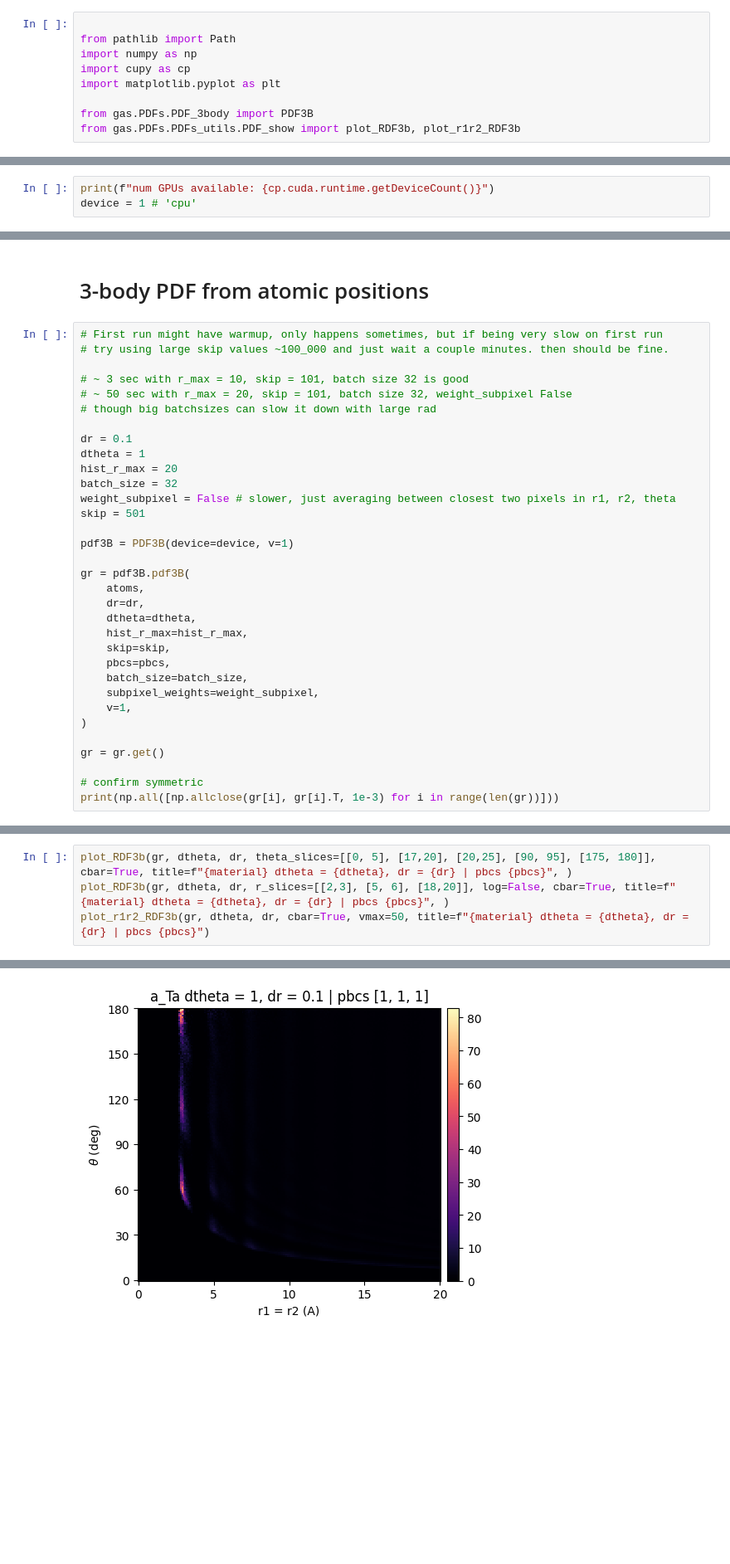
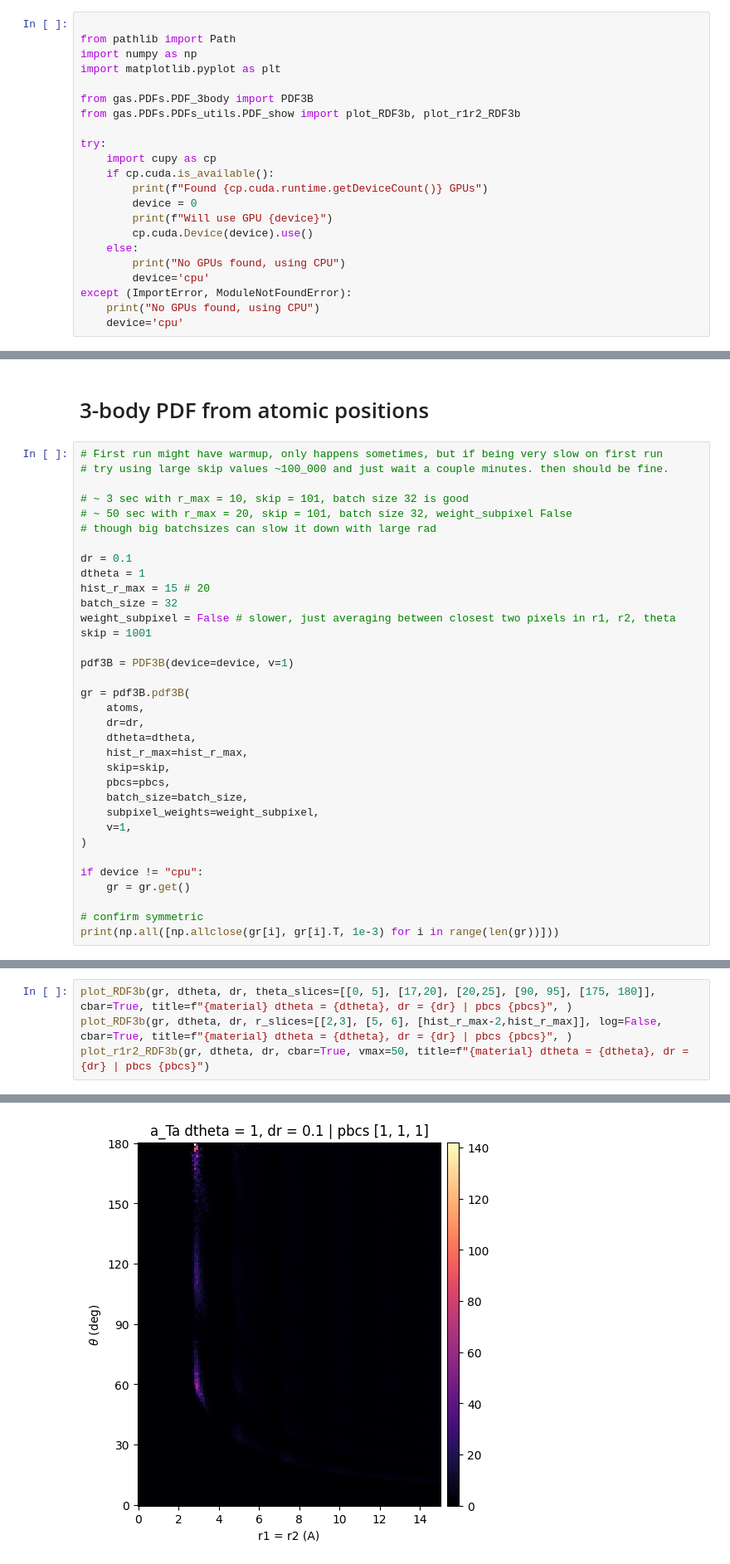
Before and after one commit to Art-MC/GAS, a Jupyter notebook: gas/PDFs/notebooks/PDF_3body_demo.ipynb, the cells around one changed output, grey strips where cells are left out. Shown at 83% size. Saved outputs shown, nothing was run; the diff lists cells and outputs as text; blank space fills up the shorter version.

Commit message:
fixing for environments without gpu/cupy

```diff
--- a/gas/PDFs/notebooks/PDF_3body_demo.ipynb
+++ b/gas/PDFs/notebooks/PDF_3body_demo.ipynb
@@ -5,8 +5,21 @@
 
 from pathlib import Path
 import numpy as np
-import cupy as cp
 import matplotlib.pyplot as plt
 
 from gas.PDFs.PDF_3body import PDF3B
 from gas.PDFs.PDFs_utils.PDF_show import plot_RDF3b, plot_r1r2_RDF3b
+
+try:
+    import cupy as cp
+    if cp.cuda.is_available():
+        print(f"Found {cp.cuda.runtime.getDeviceCount()} GPUs")
+        device = 0
+        print(f"Will use GPU {device}")
+        cp.cuda.Device(device).use()
+    else:
+        print("No GPUs found, using CPU")
+        device='cpu'
+except (ImportError, ModuleNotFoundError):
+    print("No GPUs found, using CPU")
+    device='cpu'
@@ -13,3 +28,0 @@ from gas.PDFs.PDFs_utils.PDF_show import plot_RDF3b, plot_r1r2_RDF3b
-# %%
-print(f"num GPUs available: {cp.cuda.runtime.getDeviceCount()}")
-device = 1 # 'cpu'
@@ -66,10 +77,10 @@ total atoms: 1023999
 
 dr = 0.1
 dtheta = 1
-hist_r_max = 20
+hist_r_max = 15 # 20
 batch_size = 32
 weight_subpixel = False # slower, just averaging between closest two pixels in r1, r2, theta
-skip = 501
+skip = 1001
 
 pdf3B = PDF3B(device=device, v=1)
 
@@ -85,7 +96,8 @@ gr = pdf3B.pdf3B(
     v=1,
 )
 
-gr = gr.get()
+if device != "cpu":
+    gr = gr.get()
 
 # confirm symmetric
 print(np.all([np.allclose(gr[i], gr[i].T, 1e-3) for i in range(len(gr))]))
@@ -104,5 +116,5 @@ True
 # %%
 plot_RDF3b(gr, dtheta, dr, theta_slices=[[0, 5], [17,20], [20,25], [90, 95], [175, 180]], cbar=True, title=f"{material} dtheta = {dtheta}, dr = {dr} | pbcs {pbcs}", )
-plot_RDF3b(gr, dtheta, dr, r_slices=[[2,3], [5, 6], [18,20]], log=False, cbar=True, title=f"{material} dtheta = {dtheta}, dr = {dr} | pbcs {pbcs}", )
+plot_RDF3b(gr, dtheta, dr, r_slices=[[2,3], [5, 6], [hist_r_max-2,hist_r_max]], log=False, cbar=True, title=f"{material} dtheta = {dtheta}, dr = {dr} | pbcs {pbcs}", )
 plot_r1r2_RDF3b(gr, dtheta, dr, cbar=True, vmax=50, title=f"{material} dtheta = {dtheta}, dr = {dr} | pbcs {pbcs}")
 # %% [output]
@@ -111,4 +123,4 @@ plot_r1r2_RDF3b(gr, dtheta, dr, cbar=True, vmax=50, title=f"{material} dtheta =
-[figure, old version]
+[figure, new version]
 # %%
 # ~ 30 sec
 dr = 0.1
```
Also changed, not shown: parts of 5 cells of this notebook, 3 other files.
